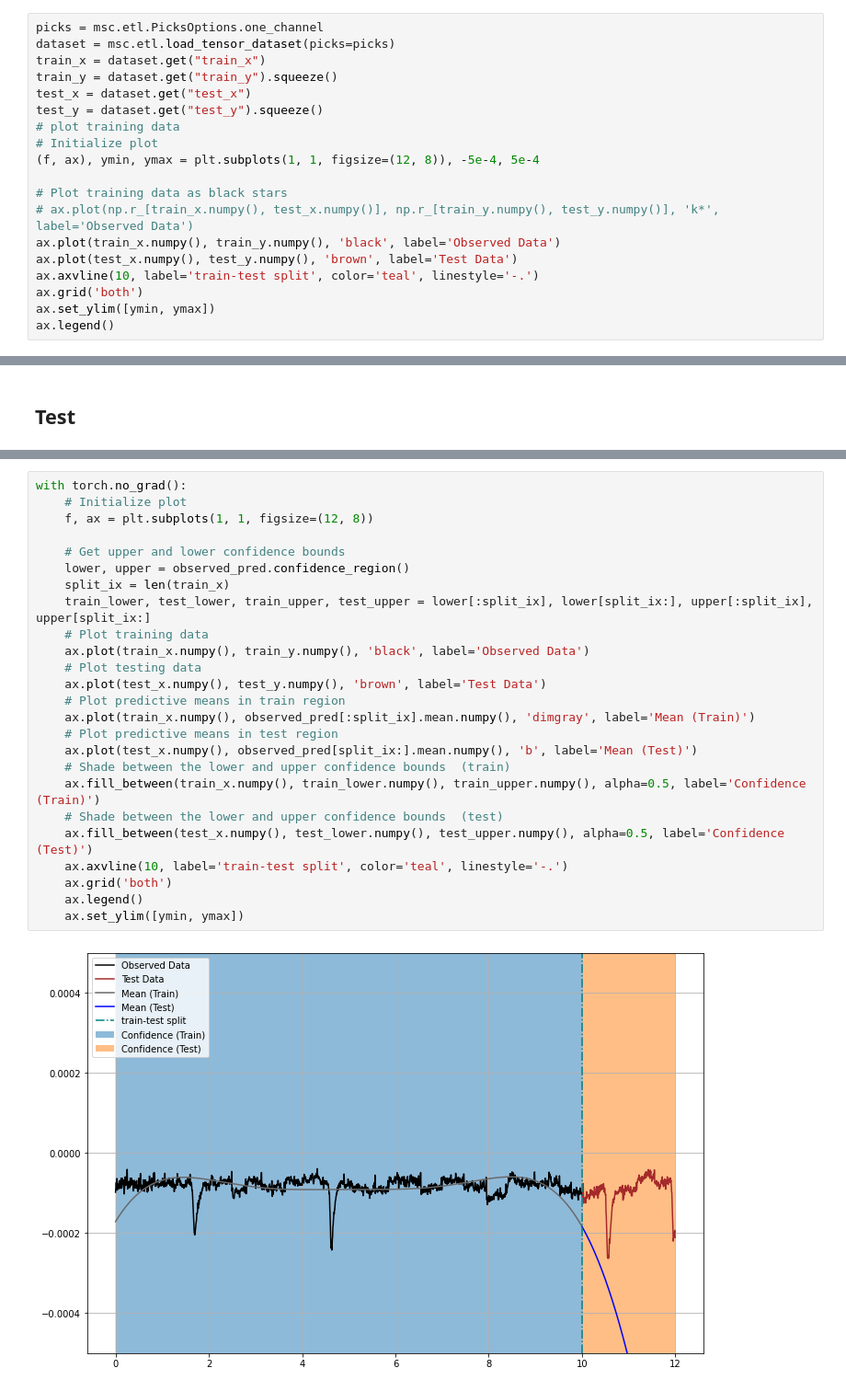
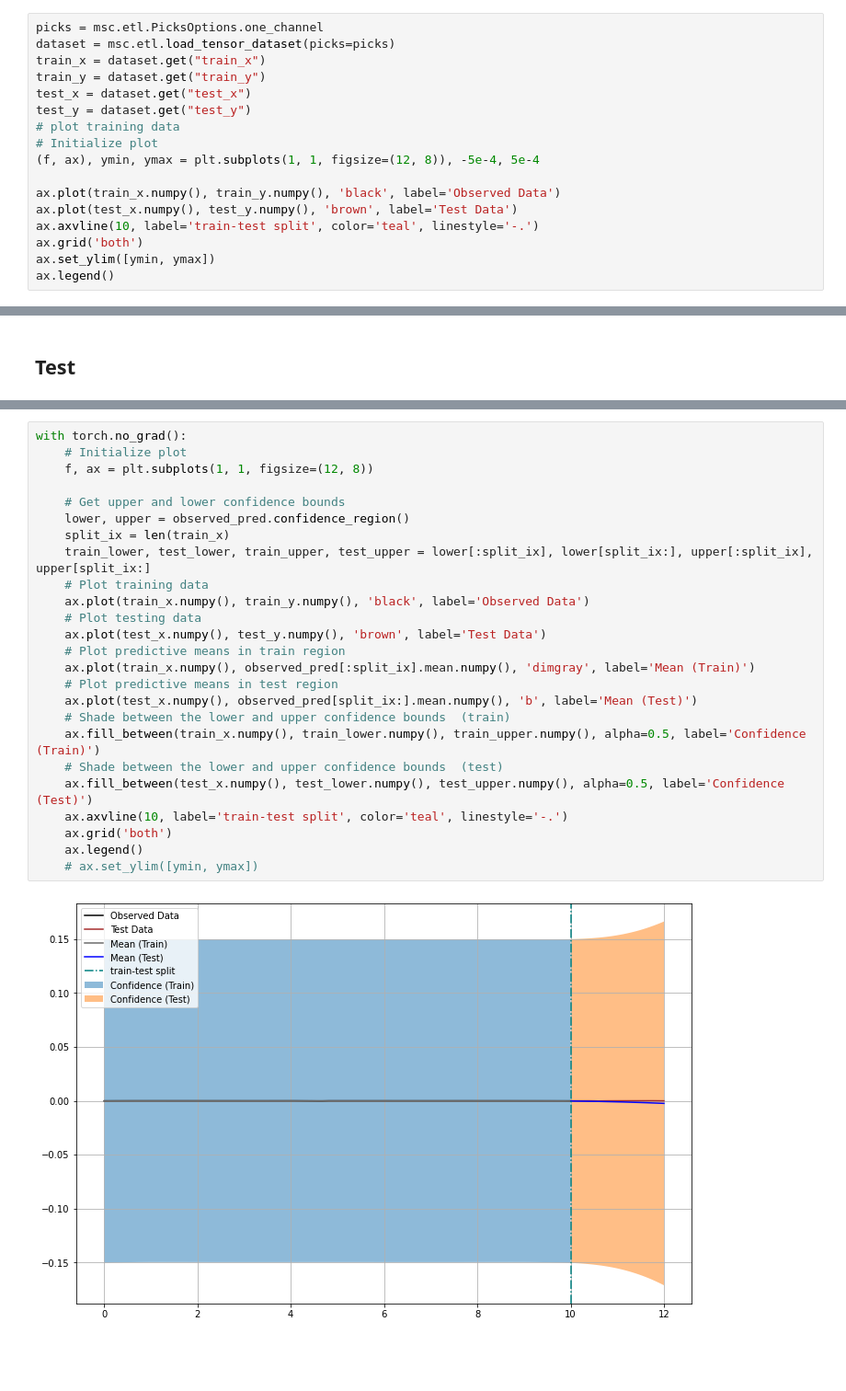
Before and after one commit to noamsgl/msc, a Jupyter notebook: notebooks/research/Simple_GP_Regression_EEG.ipynb, the cells around one changed output, grey strips where cells are left out. Shown: that part at 92% size. Saved outputs shown, nothing was run; the diff lists cells and outputs as text; blank space fills up the shorter version.

```diff
--- a/notebooks/research/Simple_GP_Regression_EEG.ipynb
+++ b/notebooks/research/Simple_GP_Regression_EEG.ipynb
@@ -22,15 +22,13 @@ The autoreload extension is already loaded. To reload it, use:
 picks = msc.etl.PicksOptions.one_channel
 dataset = msc.etl.load_tensor_dataset(picks=picks)
 train_x = dataset.get("train_x")
-train_y = dataset.get("train_y").squeeze()
+train_y = dataset.get("train_y")
 test_x = dataset.get("test_x")
-test_y = dataset.get("test_y").squeeze()
+test_y = dataset.get("test_y")
 # plot training data
 # Initialize plot
 (f, ax), ymin, ymax = plt.subplots(1, 1, figsize=(12, 8)), -5e-4, 5e-4
 
-# Plot training data as black stars
-# ax.plot(np.r_[train_x.numpy(), test_x.numpy()], np.r_[train_y.numpy(), test_y.numpy()], 'k*', label='Observed Data')
 ax.plot(train_x.numpy(), train_y.numpy(), 'black', label='Observed Data')
 ax.plot(test_x.numpy(), test_y.numpy(), 'brown', label='Test Data')
 ax.axvline(10, label='train-test split', color='teal', linestyle='-.')
@@ -129,27 +140,27 @@ with torch.no_grad(), gpytorch.settings.fast_pred_var():
 # %%
 with torch.no_grad():
     # Initialize plot
     f, ax = plt.subplots(1, 1, figsize=(12, 8))
 
     # Get upper and lower confidence bounds
     lower, upper = observed_pred.confidence_region()
     split_ix = len(train_x)
     train_lower, test_lower, train_upper, test_upper = lower[:split_ix], lower[split_ix:], upper[:split_ix], upper[split_ix:]
     # Plot training data
     ax.plot(train_x.numpy(), train_y.numpy(), 'black', label='Observed Data')
     # Plot testing data
     ax.plot(test_x.numpy(), test_y.numpy(), 'brown', label='Test Data')
     # Plot predictive means in train region
     ax.plot(train_x.numpy(), observed_pred[:split_ix].mean.numpy(), 'dimgray', label='Mean (Train)')
     # Plot predictive means in test region
     ax.plot(test_x.numpy(), observed_pred[split_ix:].mean.numpy(), 'b', label='Mean (Test)')
     # Shade between the lower and upper confidence bounds  (train)
     ax.fill_between(train_x.numpy(), train_lower.numpy(), train_upper.numpy(), alpha=0.5, label='Confidence (Train)')
     # Shade between the lower and upper confidence bounds  (test)
     ax.fill_between(test_x.numpy(), test_lower.numpy(), test_upper.numpy(), alpha=0.5, label='Confidence (Test)')
     ax.axvline(10, label='train-test split', color='teal', linestyle='-.')
     ax.grid('both')
     ax.legend()
-    ax.set_ylim([ymin, ymax])
+    # ax.set_ylim([ymin, ymax])
 # %% [output]
-[figure, old version]
+[figure, new version]
```
Also changed, not shown: parts of 4 cells of this notebook, 3 other files.
